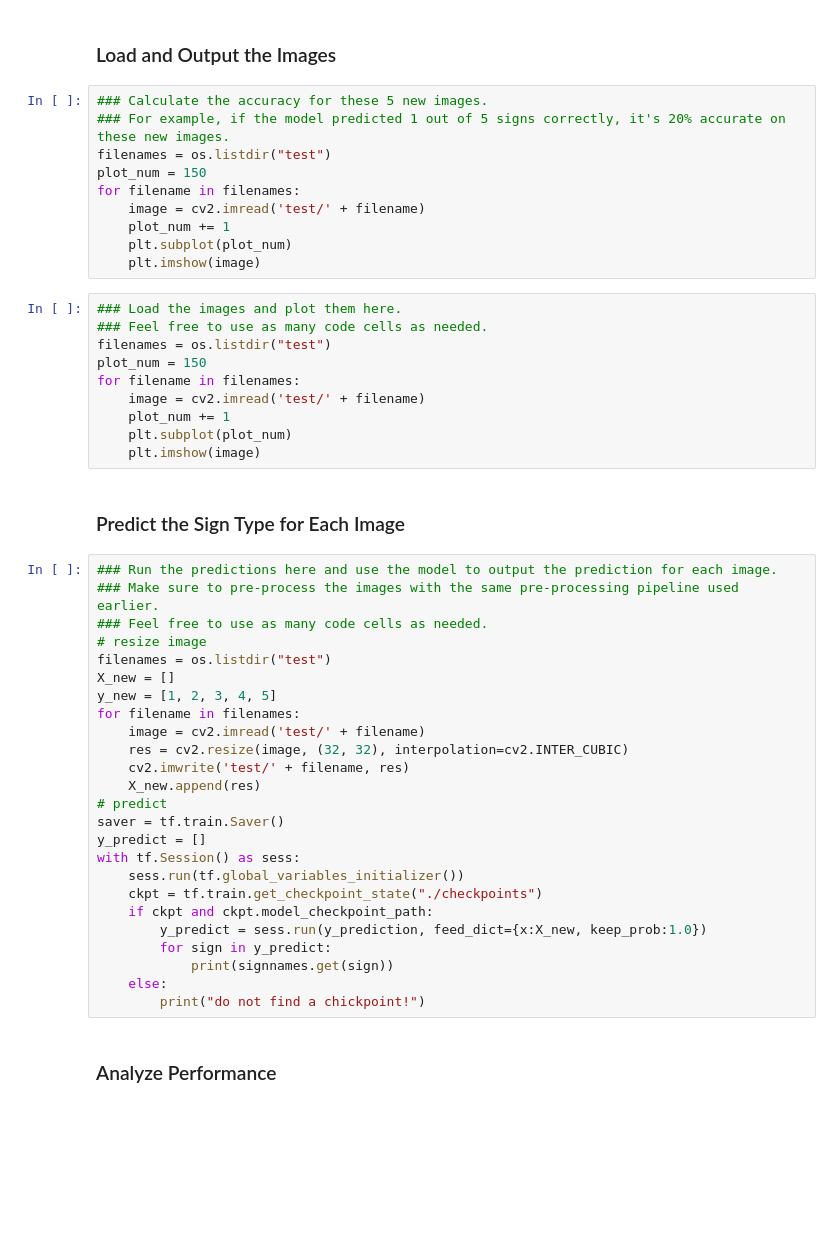
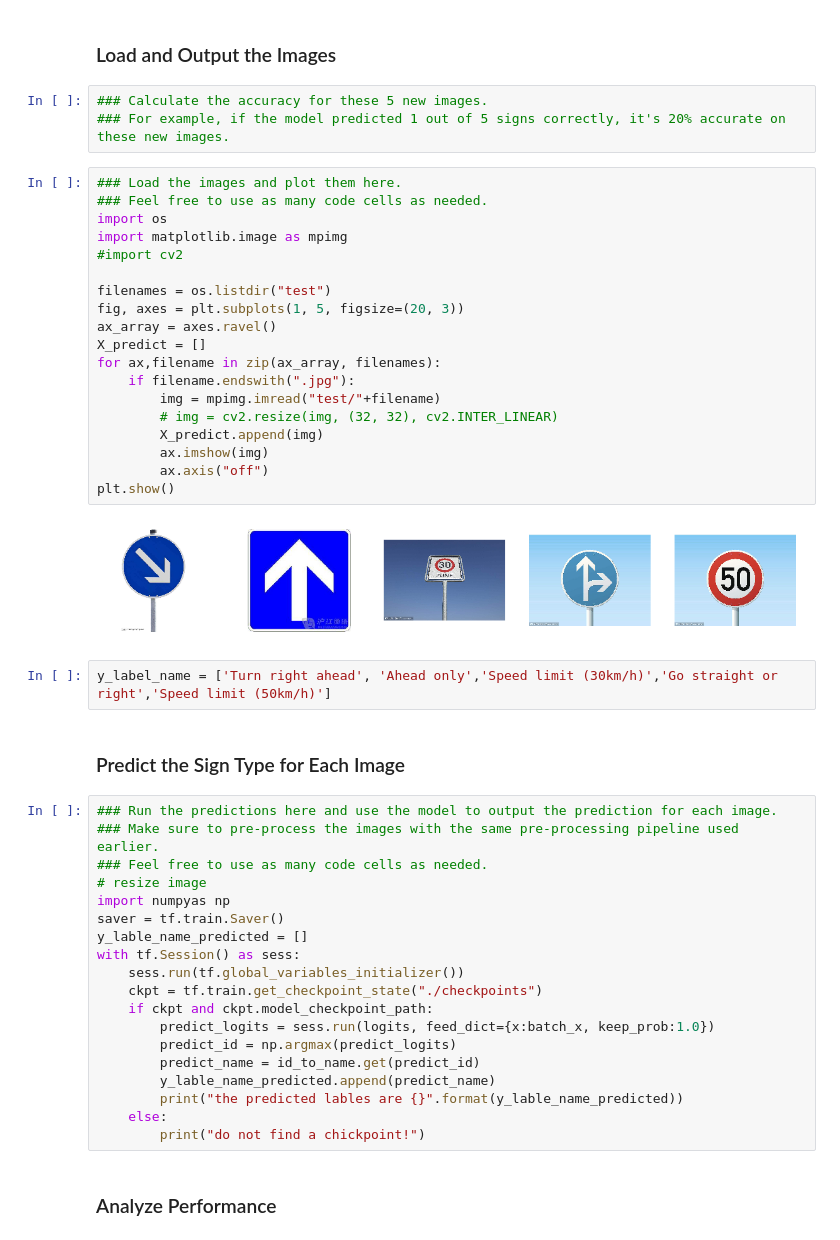
Before and after one commit to tonyxxq/Traffic-Sign-Classifier, a Jupyter notebook: Traffic_Sign_Classifier.ipynb, the cells around one changed output. Cells and saved outputs as stored; diff of their text form; blank space fills up the shorter version.

Commit message:
add test web images

```diff
--- a/Traffic_Sign_Classifier.ipynb
+++ b/Traffic_Sign_Classifier.ipynb
@@ -424,23 +429,29 @@ You may find `signnames.csv` useful as it contains mappings from the class id (i
 # %%
 ### Calculate the accuracy for these 5 new images.
 ### For example, if the model predicted 1 out of 5 signs correctly, it's 20% accurate on these new images.
-filenames = os.listdir("test")
-plot_num = 150
-for filename in filenames:
-    image = cv2.imread('test/' + filename)
-    plot_num += 1
-    plt.subplot(plot_num)
-    plt.imshow(image)
 # %%
 ### Load the images and plot them here.
 ### Feel free to use as many code cells as needed.
+import os
+import matplotlib.image as mpimg
+#import cv2
+
 filenames = os.listdir("test")
-plot_num = 150
-for filename in filenames:
-    image = cv2.imread('test/' + filename)
-    plot_num += 1
-    plt.subplot(plot_num)
-    plt.imshow(image)
+fig, axes = plt.subplots(1, 5, figsize=(20, 3))
+ax_array = axes.ravel()
+X_predict = []
+for ax,filename in zip(ax_array, filenames):
+    if filename.endswith(".jpg"):
+        img = mpimg.imread("test/"+filename)
+        # img = cv2.resize(img, (32, 32), cv2.INTER_LINEAR)
+        X_predict.append(img)
+        ax.imshow(img)
+        ax.axis("off")
+plt.show()
+# %% [output]
+[figure, added]
+# %%
+y_label_name = ['Turn right ahead', 'Ahead only','Speed limit (30km/h)','Go straight or right','Speed limit (50km/h)']
 # %% [markdown]
 ### Predict the Sign Type for Each Image
 # %%
@@ -448,24 +459,18 @@ for filename in filenames:
 ### Make sure to pre-process the images with the same pre-processing pipeline used earlier.
 ### Feel free to use as many code cells as needed.
 # resize image
-filenames = os.listdir("test")
-X_new = []
-y_new = [1, 2, 3, 4, 5]
-for filename in filenames:
-    image = cv2.imread('test/' + filename)
-    res = cv2.resize(image, (32, 32), interpolation=cv2.INTER_CUBIC)
-    cv2.imwrite('test/' + filename, res)
-    X_new.append(res)
-# predict
+import numpyas np
 saver = tf.train.Saver()
-y_predict = []
+y_lable_name_predicted = []
 with tf.Session() as sess:
     sess.run(tf.global_variables_initializer())
     ckpt = tf.train.get_checkpoint_state("./checkpoints")
     if ckpt and ckpt.model_checkpoint_path:
-        y_predict = sess.run(y_prediction, feed_dict={x:X_new, keep_prob:1.0})
-        for sign in y_predict:
-            print(signnames.get(sign))
+        predict_logits = sess.run(logits, feed_dict={x:batch_x, keep_prob:1.0})
+        predict_id = np.argmax(predict_logits)
+        predict_name = id_to_name.get(predict_id)
+        y_lable_name_predicted.append(predict_name)
+        print("the predicted lables are {}".format(y_lable_name_predicted))
     else:
         print("do not find a chickpoint!")
 # %% [markdown]
```
Also changed, not shown: parts of 9 cells of this notebook, 5 other files.
